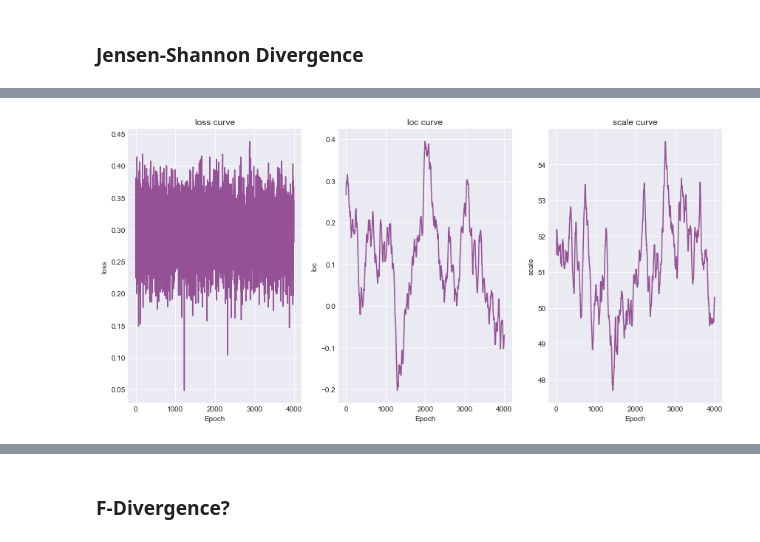
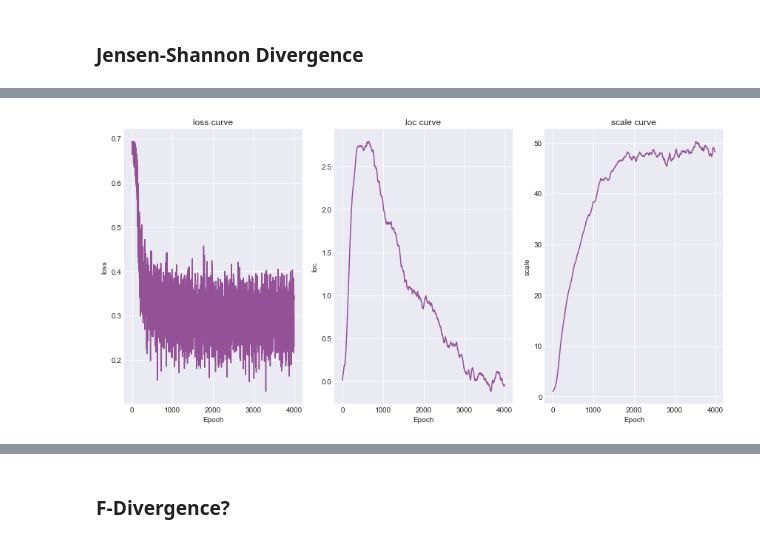
Before and after one commit to nextBillyonair/DPM, a Jupyter notebook: Notebooks/DivergencePresentationExamples.ipynb, the cells around one changed output, grey strips where cells are left out. Saved outputs shown, nothing was run; the diff lists cells and outputs as text; code cells hidden in the pictures.

Commit message:
More presentation content

```diff
--- a/Notebooks/DivergencePresentationExamples.ipynb
+++ b/Notebooks/DivergencePresentationExamples.ipynb
@@ -116,6 +161,7 @@ plot_models(p_model, q_model)
 # %%
 # Train
-stats = train(p_model, q_model, js_divergence, epochs=4000)
+stats = train(p_model, q_model, js_divergence, epochs=4000, lr=0.01)
 plot_stats(stats)
+plt.savefig('../Presentations/divergences/assets/js_bimodal_center_stats.png', bbox_inches='tight', dpi=300)
 # %% [output]
-[figure, old version]
+[figure, new version]
```
Also changed, not shown: parts of 34 cells of this notebook, 3 other files.
